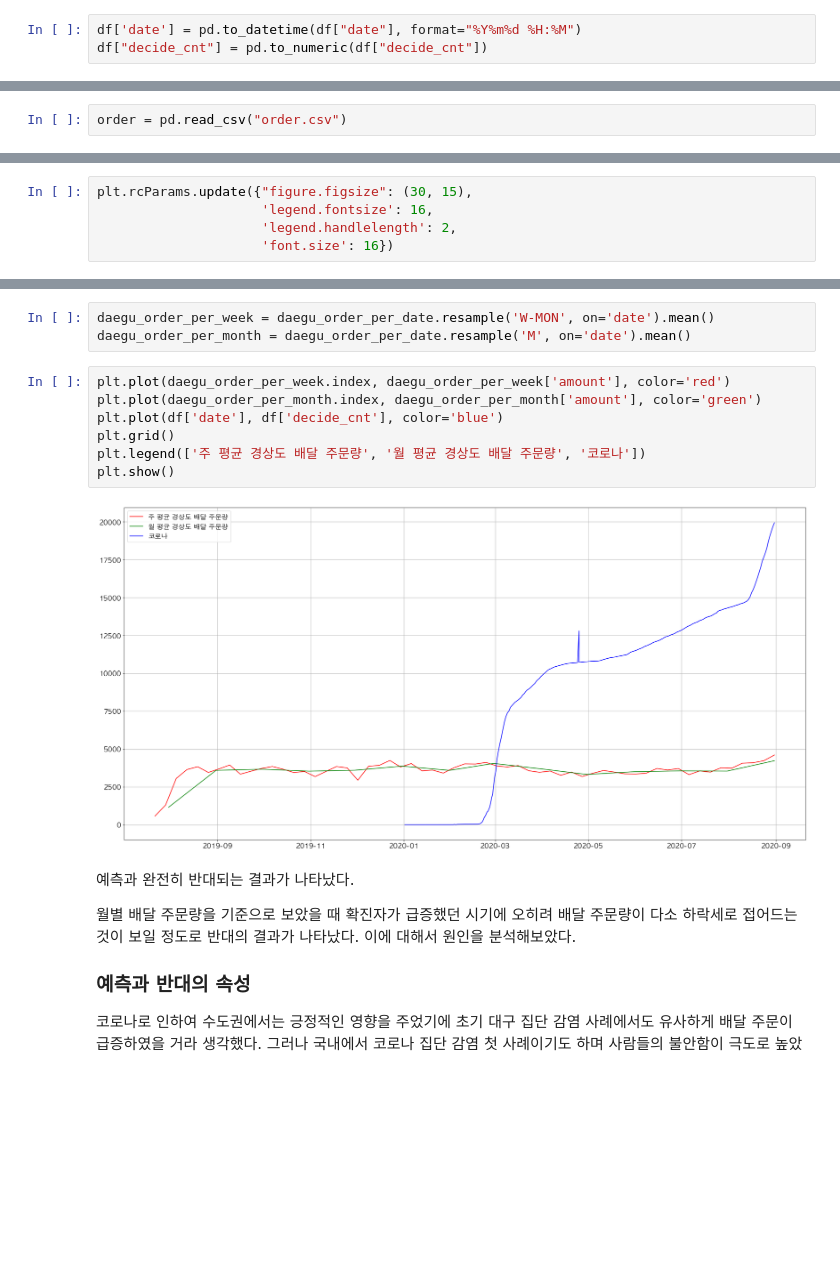
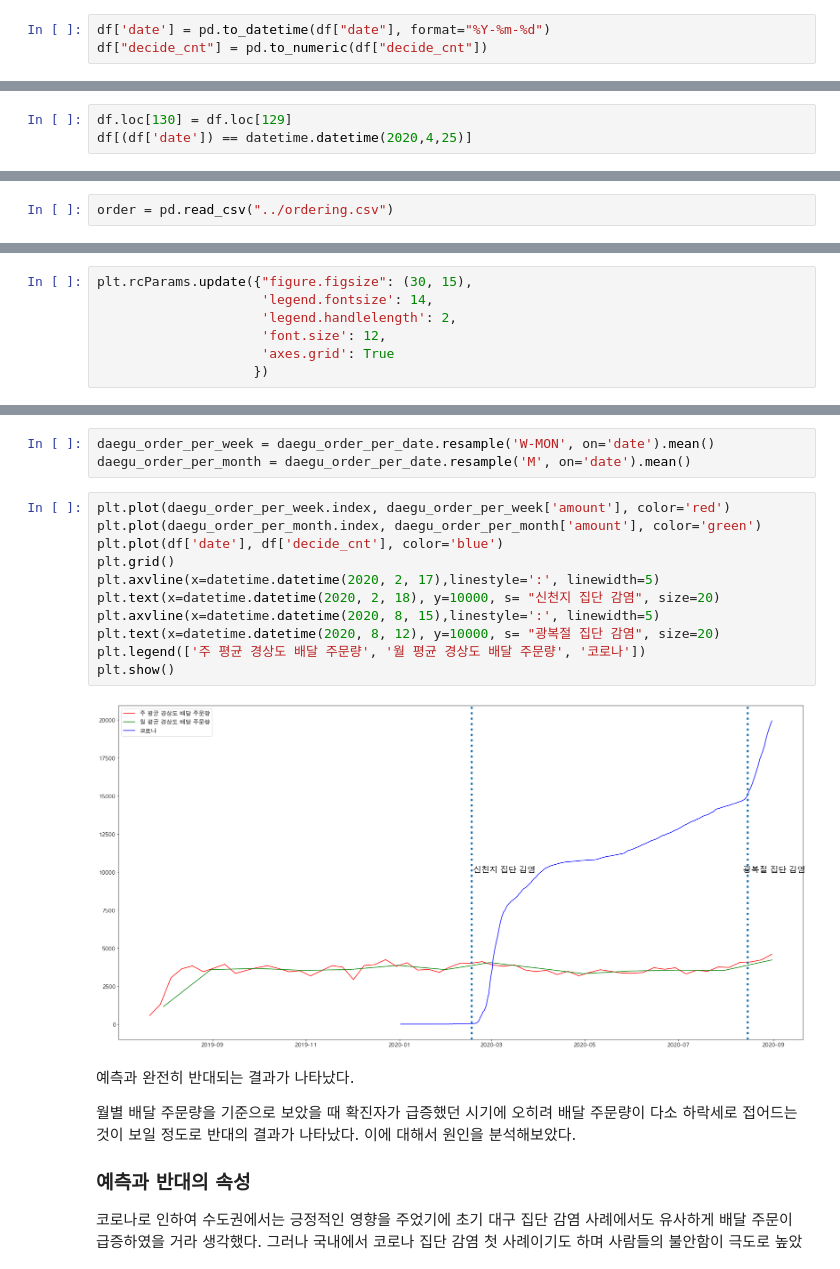
Before and after one commit to chulhee23/covid-19-visualization-order, a Jupyter notebook: covid_analyze.ipynb, the cells around one changed output, grey strips where cells are left out. Cells and saved outputs as stored; diff of their text form; blank space fills up the shorter version.

```diff
--- a/covid_analyze.ipynb
+++ b/covid_analyze.ipynb
@@ -151,7 +170,7 @@ for item in items:
 # %%
 df = pd.DataFrame(dataset)
 # %%
-df['date'] = pd.to_datetime(df["date"], format="%Y%m%d %H:%M")
+df['date'] = pd.to_datetime(df["date"], format="%Y-%m-%d")
 df["decide_cnt"] = pd.to_numeric(df["decide_cnt"])
 # %%
 df
@@ -171,0 +200,3 @@ df
+# %%
+df.loc[130] = df.loc[129]
+df[(df['date']) == datetime.datetime(2020,4,25)]
@@ -178,7 +214,7 @@ df
 
 해당 파일의 header를 원하는 형태로 맞춰두고 order.csv로 저장한 뒤 사용했다.
 # %%
-order = pd.read_csv("order.csv")
+order = pd.read_csv("../ordering.csv")
 # %%
 order['date'] = pd.to_datetime(order["date"], format = "%Y-%m-%d")
 order = order.drop(columns=["Unnamed: 1"])
@@ -287,9 +323,11 @@ capital_order_per_date
 410 rows × 2 columns
 # %%
 plt.rcParams.update({"figure.figsize": (30, 15),
-                     'legend.fontsize': 16,
+                     'legend.fontsize': 14,
                      'legend.handlelength': 2,
-                     'font.size': 16})
+                     'font.size': 12,
+                     'axes.grid': True
+                    })
 # %%
 plt.plot(capital_order_per_date['date'], capital_order_per_date['amount'], color='black')
 plt.plot(df['date'], df['decide_cnt'], color='blue')
@@ -365,12 +420,16 @@ daegu_order_per_month = daegu_order_per_date.resample('M', on='date').mean()
 # %%
 plt.plot(daegu_order_per_week.index, daegu_order_per_week['amount'], color='red')
 plt.plot(daegu_order_per_month.index, daegu_order_per_month['amount'], color='green')
 plt.plot(df['date'], df['decide_cnt'], color='blue')
 plt.grid()
+plt.axvline(x=datetime.datetime(2020, 2, 17),linestyle=':', linewidth=5)
+plt.text(x=datetime.datetime(2020, 2, 18), y=10000, s= "신천지 집단 감염", size=20)
+plt.axvline(x=datetime.datetime(2020, 8, 15),linestyle=':', linewidth=5)
+plt.text(x=datetime.datetime(2020, 8, 12), y=10000, s= "광복절 집단 감염", size=20)
 plt.legend(['주 평균 경상도 배달 주문량', '월 평균 경상도 배달 주문량', '코로나'])
 plt.show()
 # %% [output]
-[figure, old version]
+[figure, new version]
 # %% [markdown]
 예측과 완전히 반대되는 결과가 나타났다.
 
```
Also changed, not shown: parts of 23 cells of this notebook, 7 other files.
